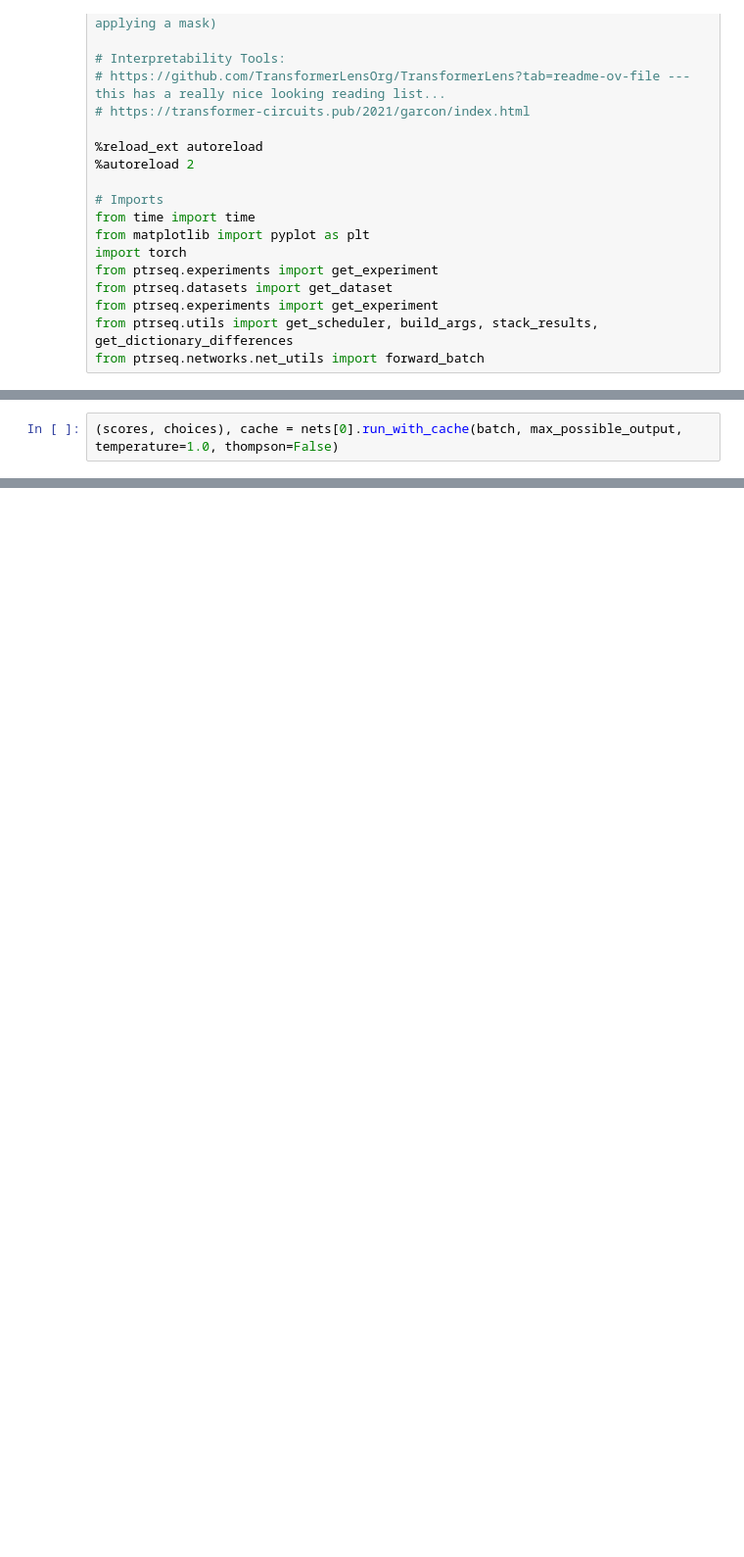
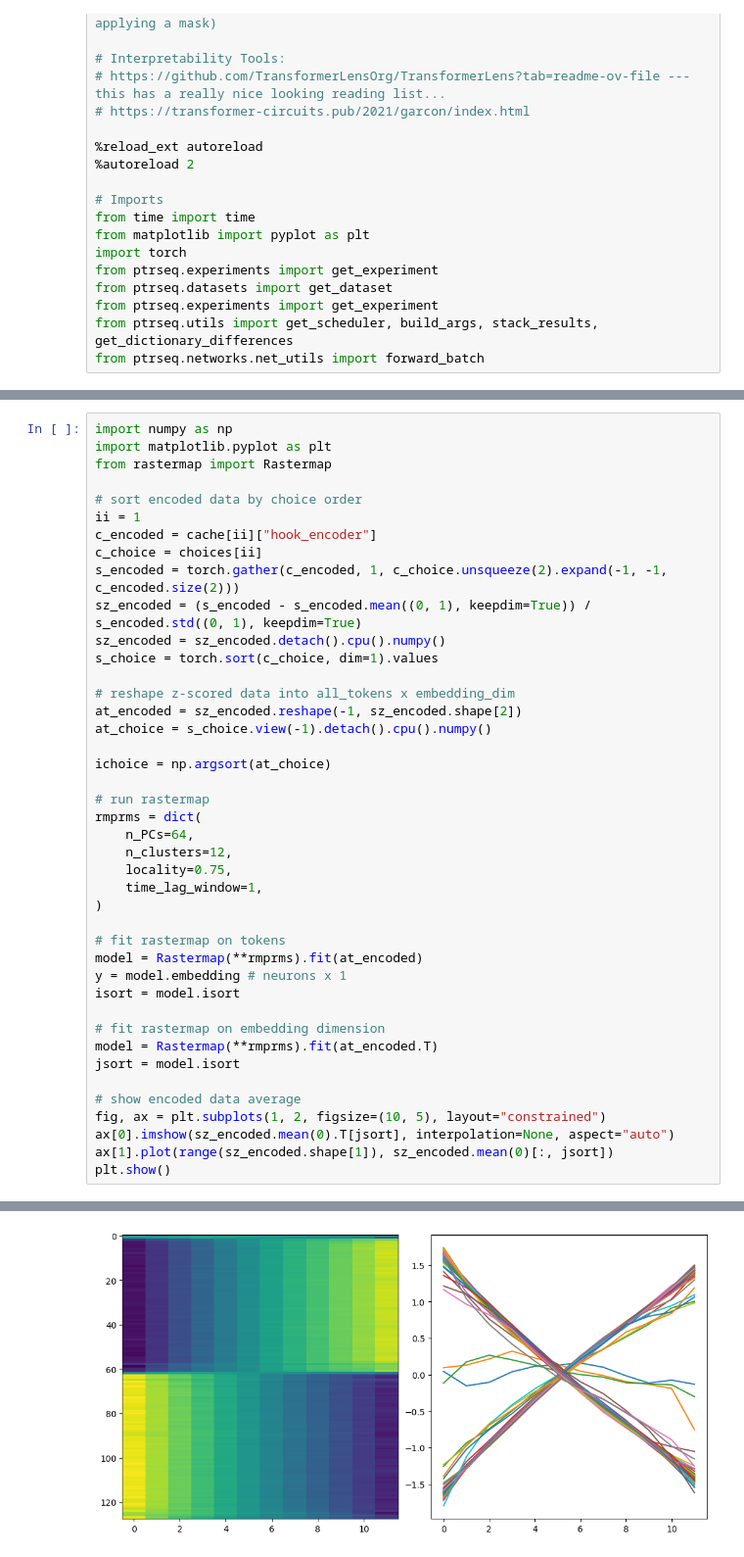
Before and after one commit to landoskape/pointersequencer, a Jupyter notebook: workspace.ipynb, the cells around one changed output, grey strips where cells are left out. Shown at 98% size. Drawn from its saved outputs; the diff is of its cells as text; blank space fills up the shorter version.

Commit message:
add analysis figures

```diff
--- a/workspace.ipynb
+++ b/workspace.ipynb
@@ -122,2 +122,43 @@ print(time() - t)
-# %%
-(scores, choices), cache = nets[0].run_with_cache(batch, max_possible_output, temperature=1.0, thompson=False)
+# %%
+import numpy as np
+import matplotlib.pyplot as plt
+from rastermap import Rastermap
+
+# sort encoded data by choice order
+ii = 1
+c_encoded = cache[ii]["hook_encoder"]
+c_choice = choices[ii]
+s_encoded = torch.gather(c_encoded, 1, c_choice.unsqueeze(2).expand(-1, -1, c_encoded.size(2)))
+sz_encoded = (s_encoded - s_encoded.mean((0, 1), keepdim=True)) / s_encoded.std((0, 1), keepdim=True)
+sz_encoded = sz_encoded.detach().cpu().numpy()
+s_choice = torch.sort(c_choice, dim=1).values
+
+# reshape z-scored data into all_tokens x embedding_dim
+at_encoded = sz_encoded.reshape(-1, sz_encoded.shape[2])
+at_choice = s_choice.view(-1).detach().cpu().numpy()
+
+ichoice = np.argsort(at_choice)
+
+# run rastermap
+rmprms = dict(
+    n_PCs=64,
+    n_clusters=12,
+    locality=0.75,
+    time_lag_window=1,
+)
+
+# fit rastermap on tokens
+model = Rastermap(**rmprms).fit(at_encoded)
+y = model.embedding # neurons x 1
+isort = model.isort
+
+# fit rastermap on embedding dimension
+model = Rastermap(**rmprms).fit(at_encoded.T)
+jsort = model.isort
+
+# show encoded data average
+fig, ax = plt.subplots(1, 2, figsize=(10, 5), layout="constrained")
+ax[0].imshow(sz_encoded.mean(0).T[jsort], interpolation=None, aspect="auto")
+ax[1].plot(range(sz_encoded.shape[1]), sz_encoded.mean(0)[:, jsort])
+plt.show()
+# %% [output]
@@ -123,0 +183 @@ print(time() - t)
+[figure, added]
```
Also changed, not shown: parts of 4 cells of this notebook, 37 other files.
